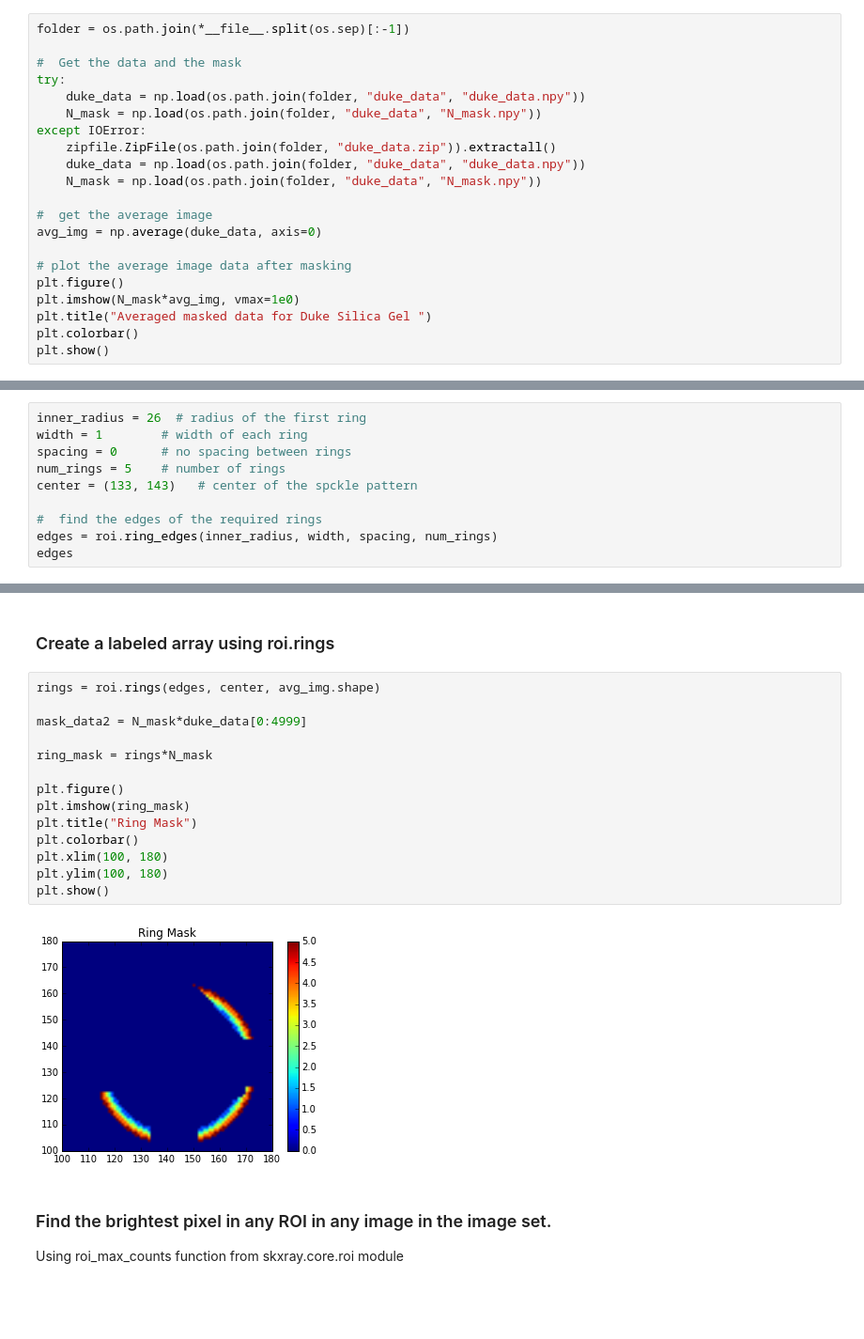
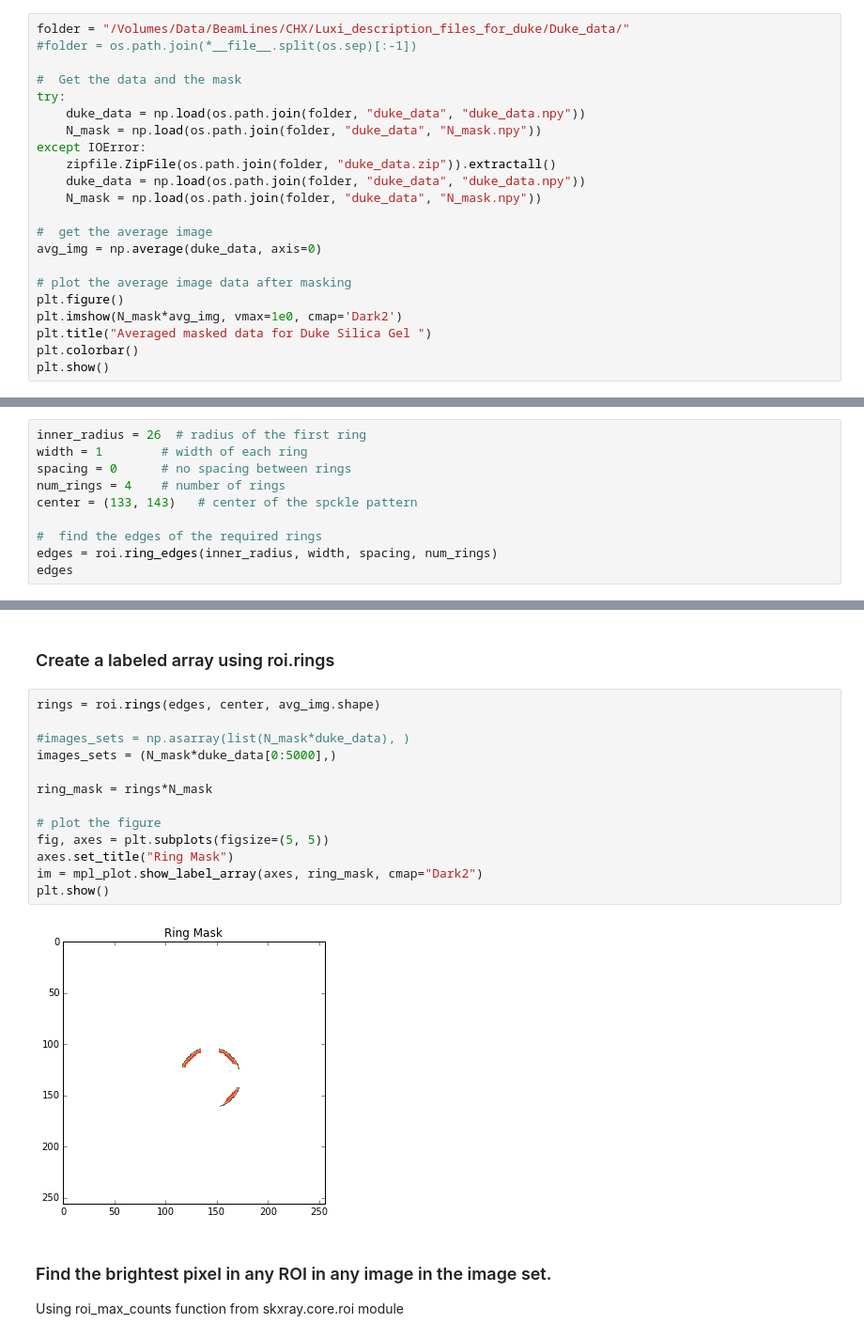
Before and after one commit to scikit-beam/scikit-beam-examples, a Jupyter notebook: demos/speckle/X-ray_Speckle_Visibility_Spectroscopy.ipynb, the cells around one changed output, grey strips where cells are left out. Shown at 94% size. Drawn from its saved outputs; the diff is of its cells as text; blank space fills up the shorter version.

Commit message:
ENH: added skxray.version and used mpl_plotting.roi tools in xray_vision

```diff
--- a/demos/speckle/X-ray_Speckle_Visibility_Spectroscopy.ipynb
+++ b/demos/speckle/X-ray_Speckle_Visibility_Spectroscopy.ipynb
@@ -36,7 +36,8 @@ L. Li, P. Kwasniewski, D. Oris, L Wiegart, L. Cristofolini, C. Carona and A. Flu
 "Photon statistics and speckle visibility spectroscopy with partially coherent x-rays"
 J. Synchrotron Rad., vol 21, p 1288-1295, 2014.
 # %%
-folder = os.path.join(*__file__.split(os.sep)[:-1])
+folder = "/Volumes/Data/BeamLines/CHX/Luxi_description_files_for_duke/Duke_data/"
+#folder = os.path.join(*__file__.split(os.sep)[:-1])
 
 #  Get the data and the mask
 try:
@@ -52,7 +53,7 @@ avg_img = np.average(duke_data, axis=0)
 
 # plot the average image data after masking
 plt.figure()
-plt.imshow(N_mask*avg_img, vmax=1e0)
+plt.imshow(N_mask*avg_img, vmax=1e0, cmap='Dark2')
 plt.title("Averaged masked data for Duke Silica Gel ")
 plt.colorbar()
 plt.show()
@@ -66,7 +67,7 @@ Use the skxray.core.roi module to create Ring ROIs (ROI Mask).¶
 inner_radius = 26  # radius of the first ring
 width = 1        # width of each ring
 spacing = 0      # no spacing between rings
-num_rings = 5    # number of rings
+num_rings = 4    # number of rings
 center = (133, 143)   # center of the spckle pattern
 
 #  find the edges of the required rings
@@ -106,19 +105,18 @@ array([ 0.0026859 ,  0.00278726,  0.00288861,  0.00298997,  0.00309132])
 # %%
 rings = roi.rings(edges, center, avg_img.shape)
 
-mask_data2 = N_mask*duke_data[0:4999]
+#images_sets = np.asarray(list(N_mask*duke_data), )
+images_sets = (N_mask*duke_data[0:5000],)
 
 ring_mask = rings*N_mask
 
-plt.figure()
-plt.imshow(ring_mask)
-plt.title("Ring Mask")
-plt.colorbar()
-plt.xlim(100, 180)
-plt.ylim(100, 180)
+# plot the figure
+fig, axes = plt.subplots(figsize=(5, 5))
+axes.set_title("Ring Mask")
+im = mpl_plot.show_label_array(axes, ring_mask, cmap="Dark2")
 plt.show()
 # %% [output]
-[figure, old version]
+[figure, new version]
 # %% [markdown]
 ### Find the brightest pixel in any ROI in any image in the image set.
 Using roi_max_counts function from skxray.core.roi module
```
Also changed, not shown: parts of 13 cells of this notebook.
